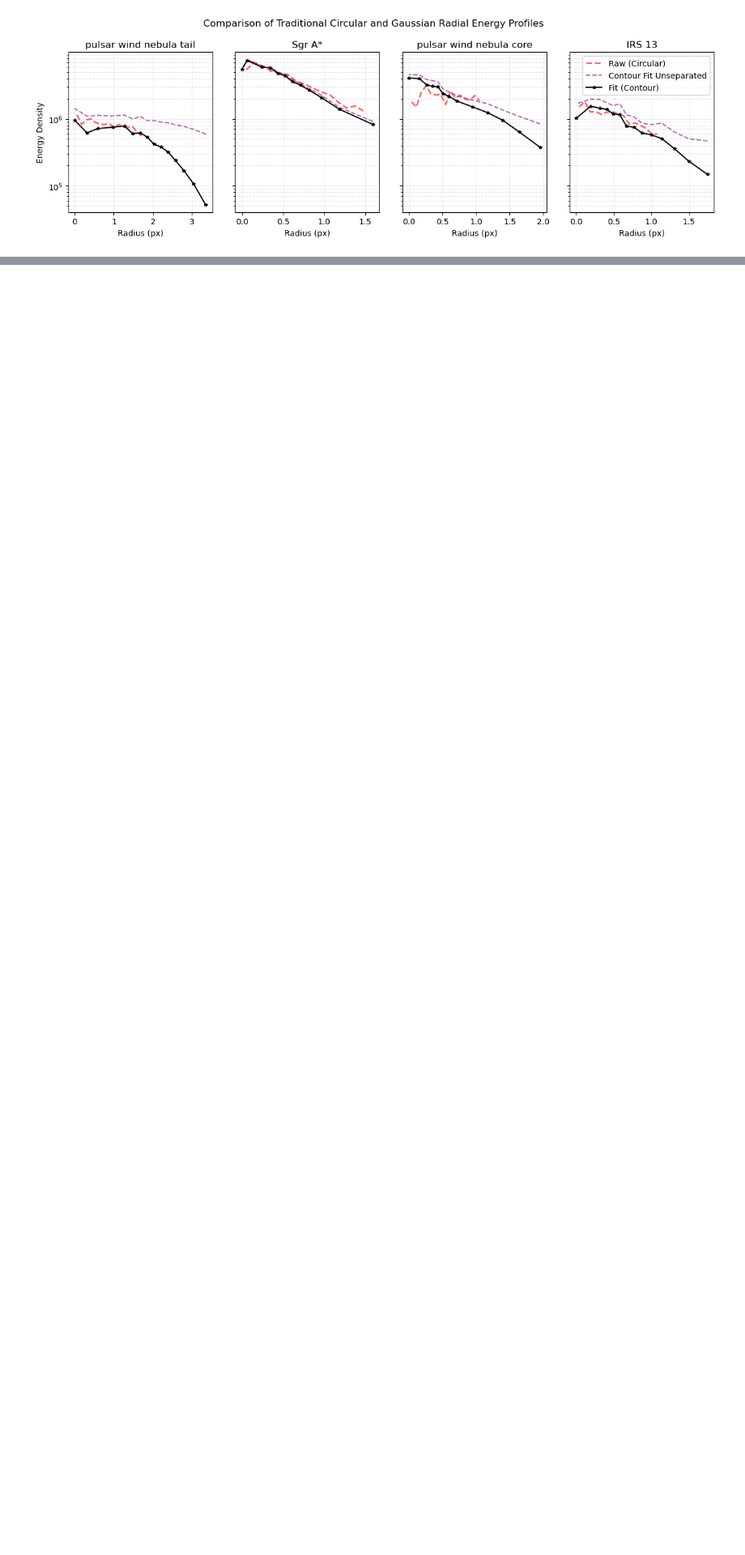
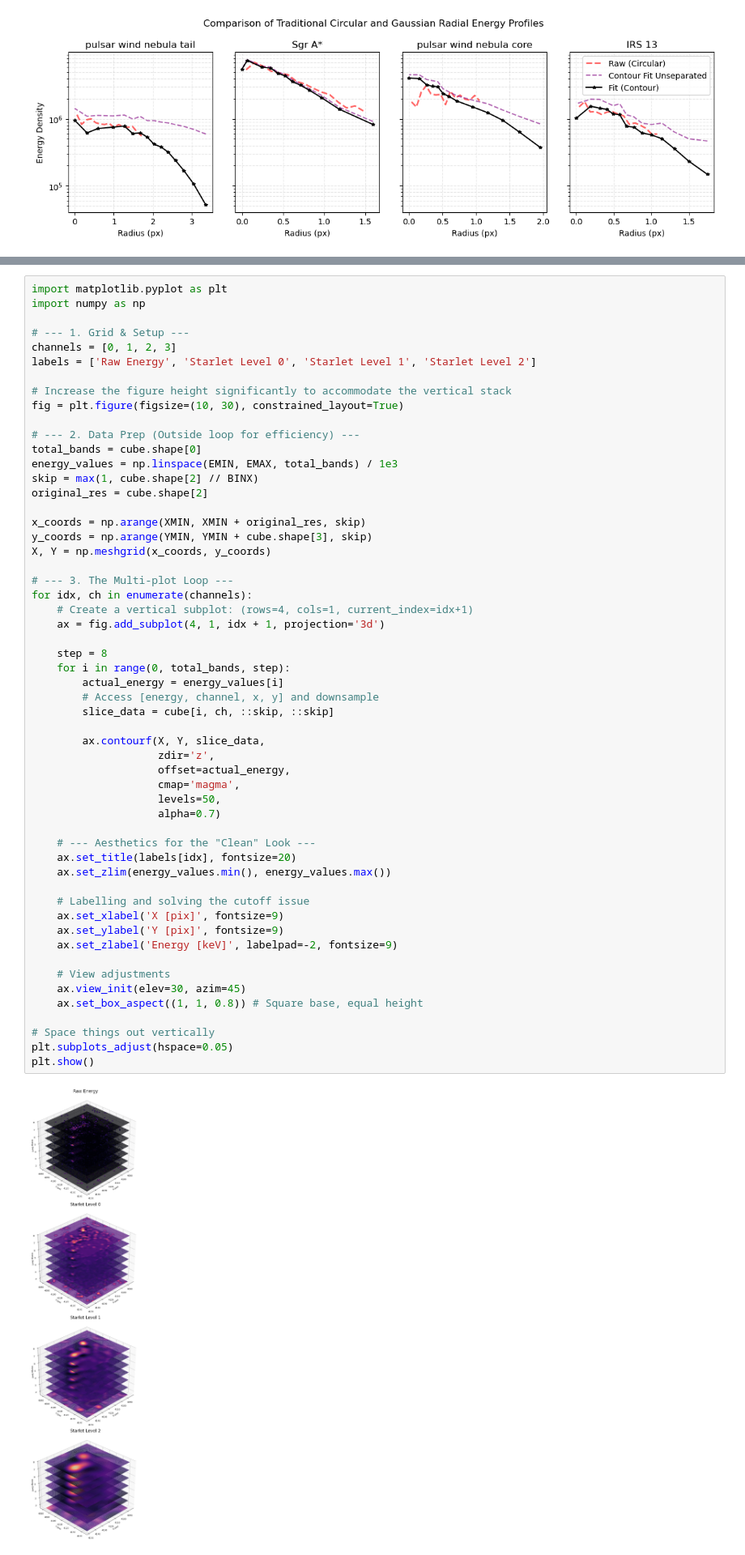
Before and after one commit to star-skelly/dogs_source_separation, a Jupyter notebook: scientific_analysis.ipynb, the cells around one changed output, grey strips where cells are left out. Shown at 81% size. Drawn from its saved outputs; the diff is of its cells as text; blank space fills up the shorter version.

```diff
--- a/scientific_analysis.ipynb
+++ b/scientific_analysis.ipynb
@@ -316,0 +358,57 @@ plot_all_profiles(split_sources, contours, centers, std_dev)
+# %%
+import matplotlib.pyplot as plt
+import numpy as np
+
+# --- 1. Grid & Setup ---
+channels = [0, 1, 2, 3]
+labels = ['Raw Energy', 'Starlet Level 0', 'Starlet Level 1', 'Starlet Level 2']
+
+# Increase the figure height significantly to accommodate the vertical stack
+fig = plt.figure(figsize=(10, 30), constrained_layout=True)
+
+# --- 2. Data Prep (Outside loop for efficiency) ---
+total_bands = cube.shape[0]
+energy_values = np.linspace(EMIN, EMAX, total_bands) / 1e3
+skip = max(1, cube.shape[2] // BINX)
+original_res = cube.shape[2]
+
+x_coords = np.arange(XMIN, XMIN + original_res, skip)
+y_coords = np.arange(YMIN, YMIN + cube.shape[3], skip)
+X, Y = np.meshgrid(x_coords, y_coords)
+
+# --- 3. The Multi-plot Loop ---
+for idx, ch in enumerate(channels):
+    # Create a vertical subplot: (rows=4, cols=1, current_index=idx+1)
+    ax = fig.add_subplot(4, 1, idx + 1, projection='3d')
+
+    step = 8
+    for i in range(0, total_bands, step):
+        actual_energy = energy_values[i]
+        # Access [energy, channel, x, y] and downsample
+        slice_data = cube[i, ch, ::skip, ::skip]
+
+        ax.contourf(X, Y, slice_data,
+                    zdir='z',
+                    offset=actual_energy,
+                    cmap='magma',
+                    levels=50,
+                    alpha=0.7)
+
+    # --- Aesthetics for the "Clean" Look ---
+    ax.set_title(labels[idx], fontsize=20)
+    ax.set_zlim(energy_values.min(), energy_values.max())
+
+    # Labelling and solving the cutoff issue
+    ax.set_xlabel('X [pix]', fontsize=9)
+    ax.set_ylabel('Y [pix]', fontsize=9)
+    ax.set_zlabel('Energy [keV]', labelpad=-2, fontsize=9)
+
+    # View adjustments
+    ax.view_init(elev=30, azim=45)
+    ax.set_box_aspect((1, 1, 0.8)) # Square base, equal height
+
+# Space things out vertically
+plt.subplots_adjust(hspace=0.05)
+plt.show()
+# %% [output]
+[figure, added]
```
Also changed, not shown: parts of 2 cells of this notebook.
